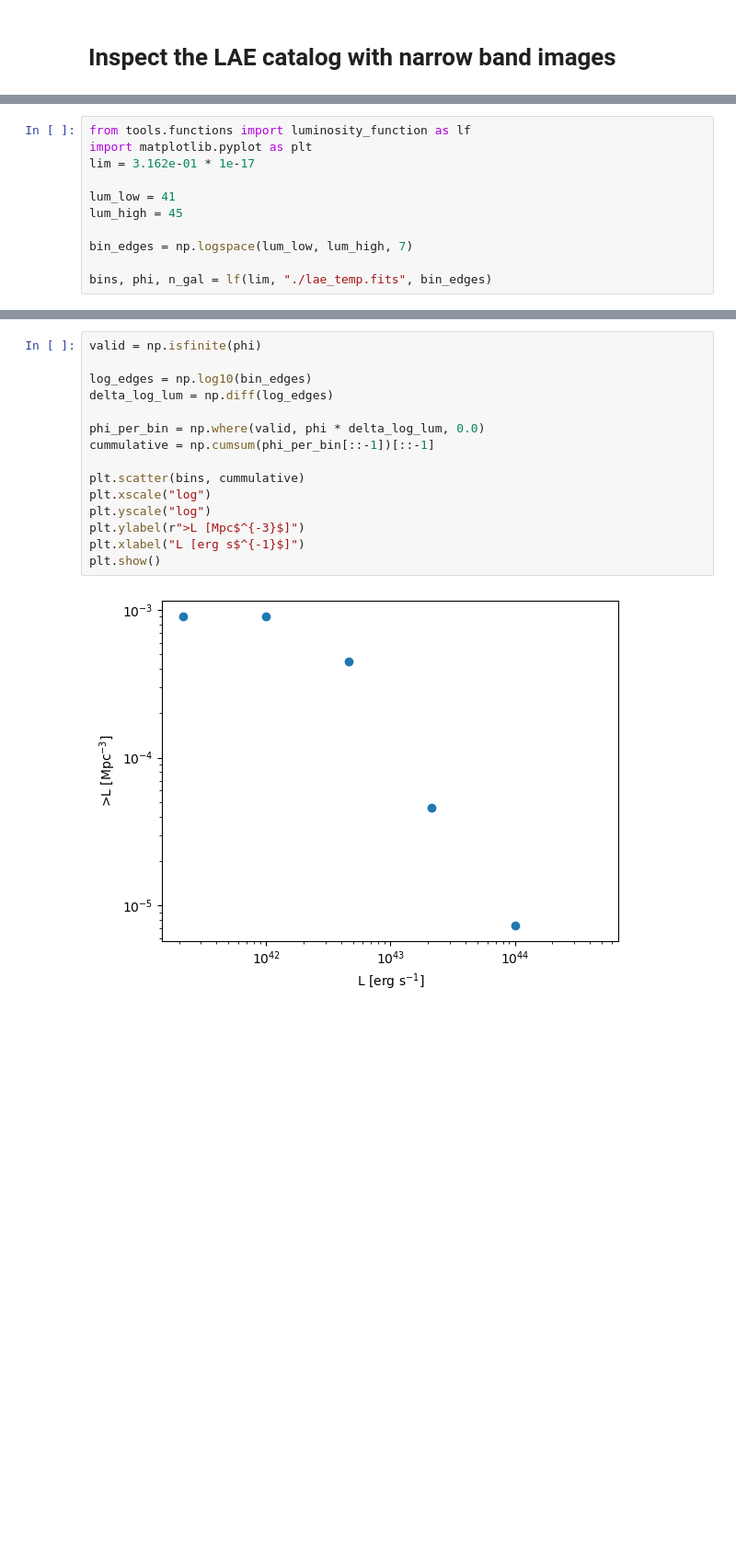
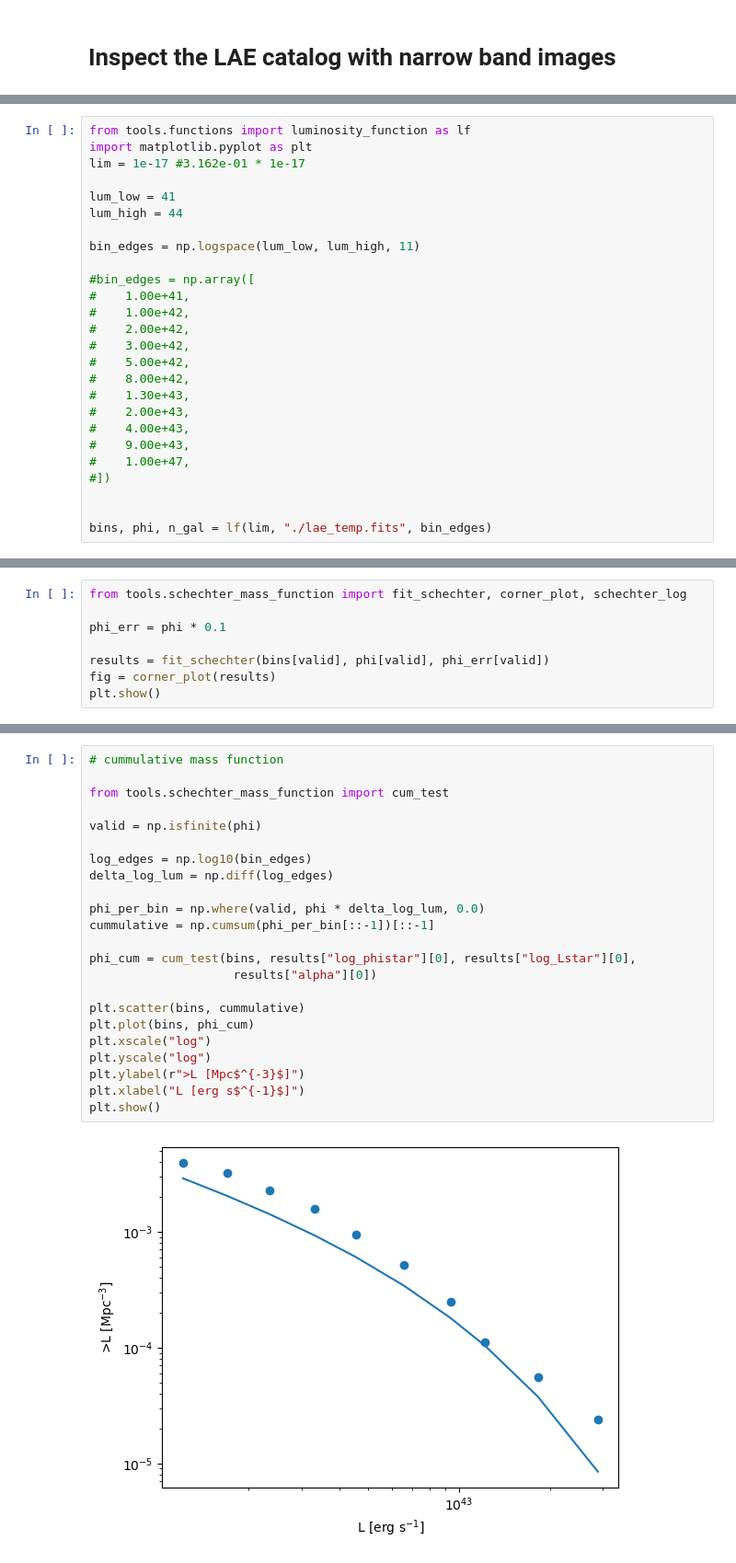
Before and after one commit to BGrashey/Master, a Jupyter notebook: notebooks/prepare_catalog.ipynb, the cells around one changed output, grey strips where cells are left out. Shown at 92% size. Drawn from its saved outputs; the diff is of its cells as text; blank space fills up the shorter version.

```diff
--- a/notebooks/prepare_catalog.ipynb
+++ b/notebooks/prepare_catalog.ipynb
@@ -99,12 +103,27 @@ cat.write("./lae_temp.fits", overwrite=True)
 # %%
 from tools.functions import luminosity_function as lf
 import matplotlib.pyplot as plt
-lim = 3.162e-01 * 1e-17
+lim = 1e-17 #3.162e-01 * 1e-17
 
 lum_low = 41
-lum_high = 45
+lum_high = 44
 
-bin_edges = np.logspace(lum_low, lum_high, 7)
+bin_edges = np.logspace(lum_low, lum_high, 11)
+
+#bin_edges = np.array([
+#    1.00e+41,
+#    1.00e+42,
+#    2.00e+42,
+#    3.00e+42,
+#    5.00e+42,
+#    8.00e+42,
+#    1.30e+43,
+#    2.00e+43,
+#    4.00e+43,
+#    9.00e+43,
+#    1.00e+47,
+#])
+
 
 bins, phi, n_gal = lf(lim, "./lae_temp.fits", bin_edges)
 # %%
@@ -123,0 +146,8 @@ plt.show()
+# %%
+from tools.schechter_mass_function import fit_schechter, corner_plot, schechter_log
+
+phi_err = phi * 0.1
+
+results = fit_schechter(bins[valid], phi[valid], phi_err[valid])
+fig = corner_plot(results)
+plt.show()
@@ -124,17 +170,25 @@ plt.show()
 # %%
+# cummulative mass function
+
+from tools.schechter_mass_function import cum_test
+
 valid = np.isfinite(phi)
 
 log_edges = np.log10(bin_edges)
 delta_log_lum = np.diff(log_edges)
 
 phi_per_bin = np.where(valid, phi * delta_log_lum, 0.0)
 cummulative = np.cumsum(phi_per_bin[::-1])[::-1]
 
+phi_cum = cum_test(bins, results["log_phistar"][0], results["log_Lstar"][0],
+                    results["alpha"][0])
+
 plt.scatter(bins, cummulative)
+plt.plot(bins, phi_cum)
 plt.xscale("log")
 plt.yscale("log")
 plt.ylabel(r">L [Mpc$^{-3}$]")
 plt.xlabel("L [erg s$^{-1}$]")
 plt.show()
 # %% [output]
-[figure, old version]
+[figure, new version]
```
Also changed, not shown: parts of 12 cells of this notebook, 6 other files.
